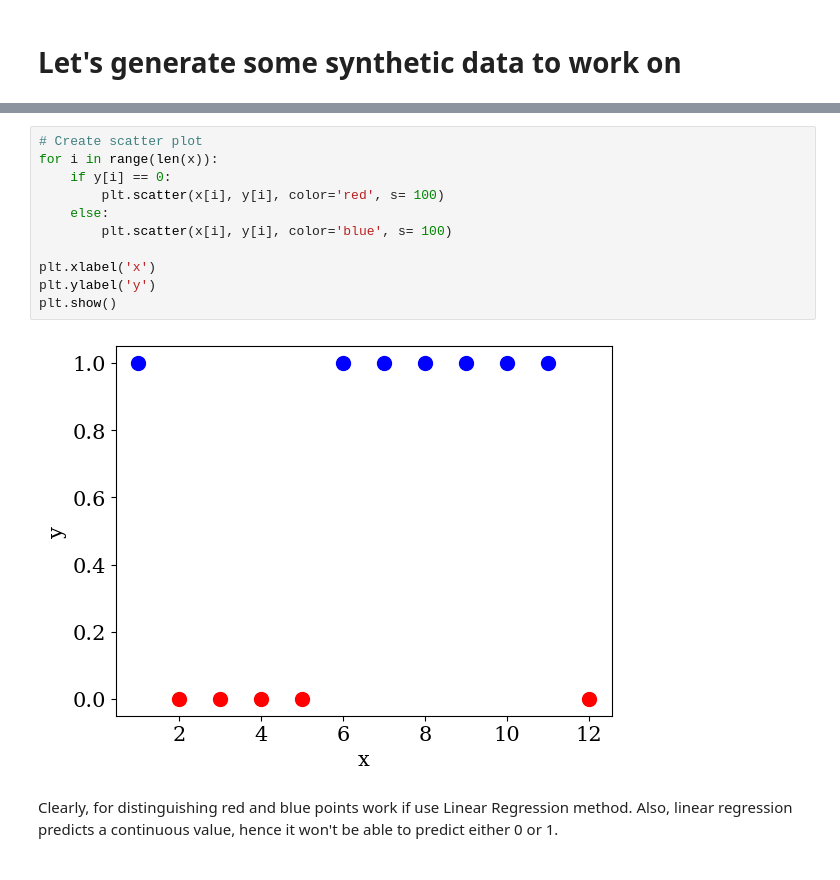
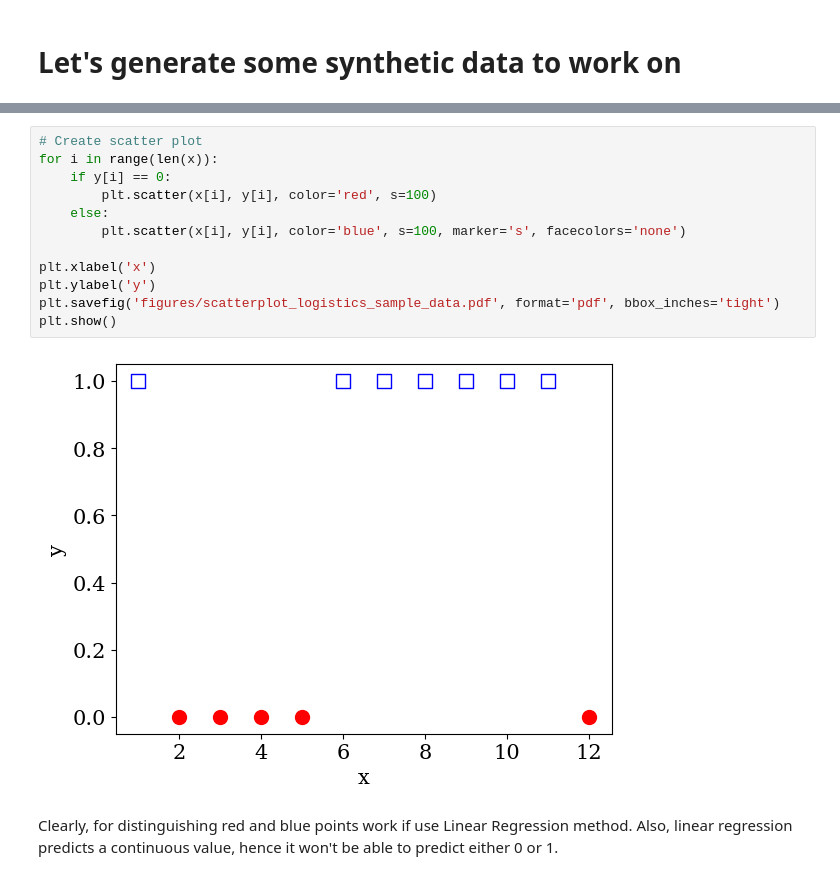
Before and after one commit to rahulbhadani/cpe490590_ml_sp24, a Jupyter notebook: CPE490590_Logistics_Regression_One_Variable.ipynb, the cells around one changed output, grey strips where cells are left out. Cells and saved outputs as stored; diff of their text form.

```diff
--- a/CPE490590_Logistics_Regression_One_Variable.ipynb
+++ b/CPE490590_Logistics_Regression_One_Variable.ipynb
@@ -31,16 +41,17 @@ y = np.reshape(y, (12, 1))
 # %%
 # Create scatter plot
 for i in range(len(x)):
     if y[i] == 0:
-        plt.scatter(x[i], y[i], color='red', s= 100)
+        plt.scatter(x[i], y[i], color='red', s=100)
     else:
-        plt.scatter(x[i], y[i], color='blue', s= 100)
+        plt.scatter(x[i], y[i], color='blue', s=100, marker='s', facecolors='none')
 
 plt.xlabel('x')
 plt.ylabel('y')
+plt.savefig('figures/scatterplot_logistics_sample_data.pdf', format='pdf', bbox_inches='tight')
 plt.show()
 # %% [output]
-[figure, old version]
+[figure, new version]
 # %% [markdown]
 Clearly, for distinguishing red and blue points work if use Linear Regression method. Also, linear regression predicts a continuous value, hence it won't be able to predict either 0 or 1.
 # %% [markdown]
```
Also changed, not shown: parts of 16 cells of this notebook, 4 other files.
